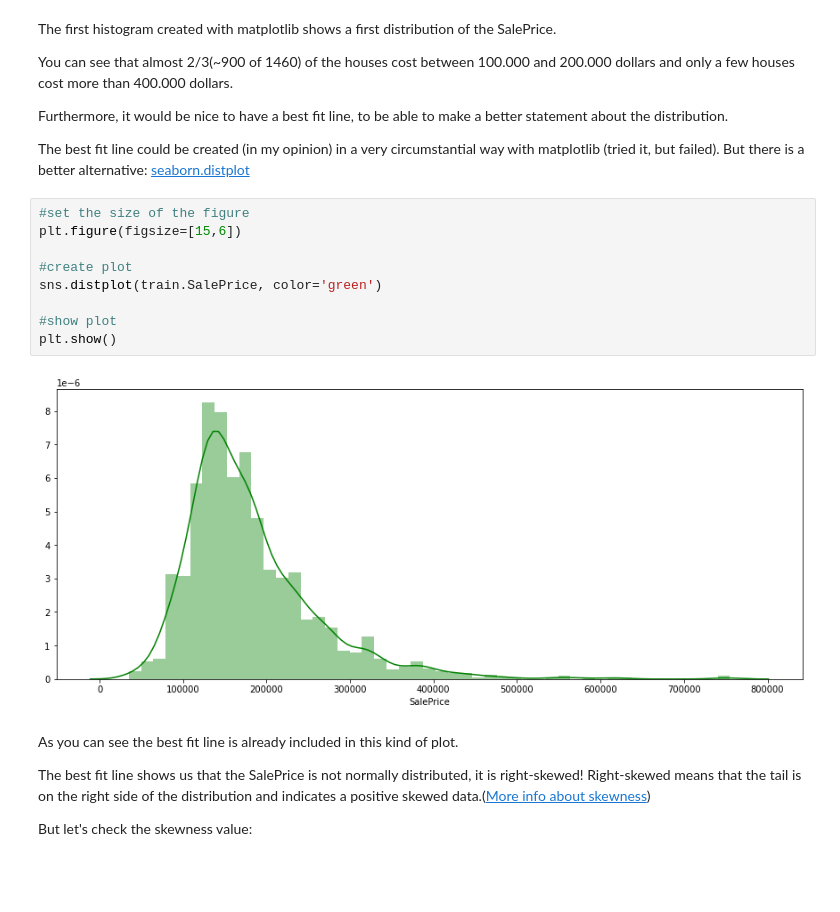
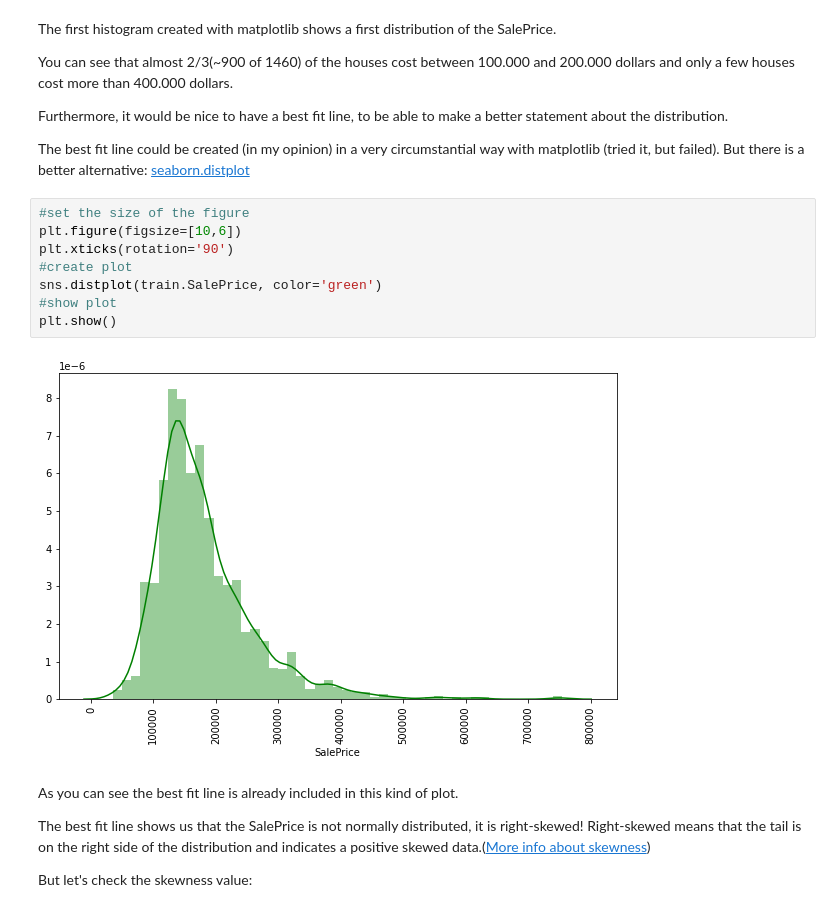
Before and after one commit to apfoertn/Kaggle_Challenge, a Jupyter notebook: Kopie_von_Kaggle_Houses.ipynb, the cells around one changed output. Drawn from its saved outputs; the diff is of its cells as text; blank space fills up the shorter version.

```diff
--- a/Kopie_von_Kaggle_Houses.ipynb
+++ b/Kopie_von_Kaggle_Houses.ipynb
@@ -172,15 +175,14 @@ Furthermore, it would be nice to have a best fit line, to be able to make a bett
 The best fit line could be created (in my opinion) in a very circumstantial way with matplotlib (tried it, but failed). But there is a better alternative: [seaborn.distplot](https://seaborn.pydata.org/generated/seaborn.distplot.html?highlight=distplot#seaborn.distplot)
 # %%
 #set the size of the figure
-plt.figure(figsize=[15,6])
-
+plt.figure(figsize=[10,6])
+plt.xticks(rotation='90')
 #create plot
 sns.distplot(train.SalePrice, color='green')
-
 #show plot
 plt.show()
 # %% [output]
-[figure, old version]
+[figure, new version]
 # %% [markdown]
 As you can see the best fit line is already included in this kind of plot.
 
```
Also changed, not shown: parts of 83 cells of this notebook.
